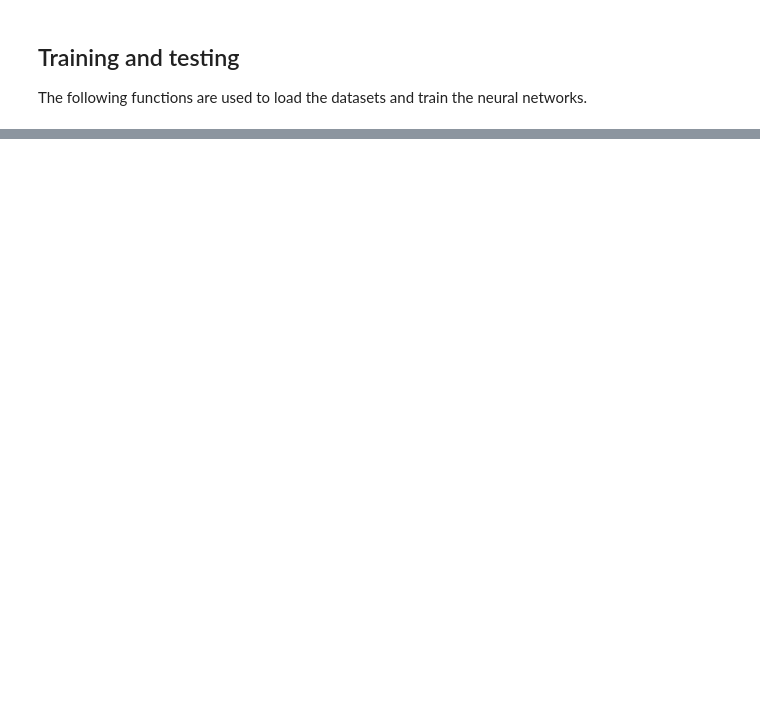
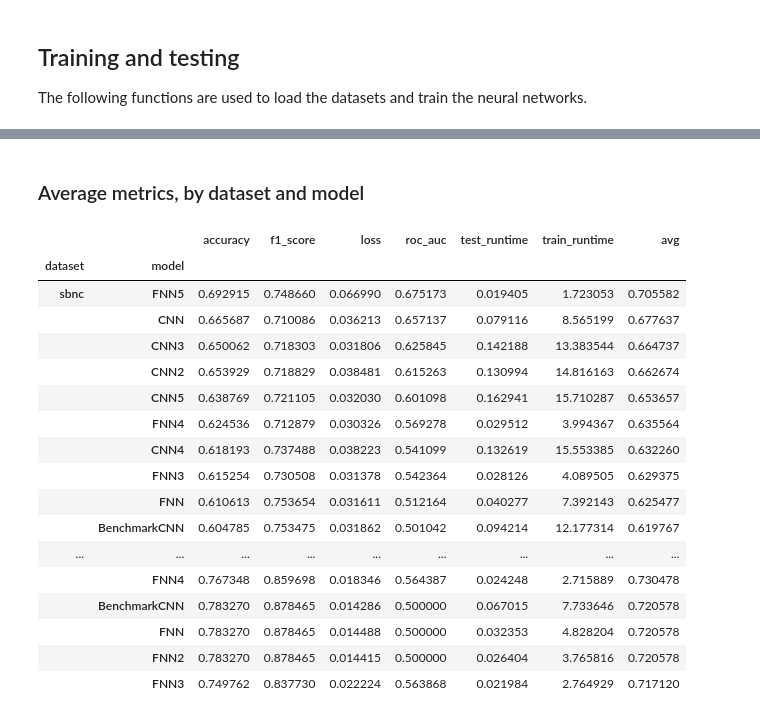
Before and after one commit to stefanomozart/ppml_fake_news, a Jupyter notebook: experiments/clear_text_benchmarks.ipynb, the cells around one changed output, grey strips where cells are left out. Cells and saved outputs as stored; diff of their text form; code cells hidden in the pictures; blank space fills up the shorter version.

```diff
--- a/experiments/clear_text_benchmarks.ipynb
+++ b/experiments/clear_text_benchmarks.ipynb
@@ -266,0 +259,3 @@ info.sort_values(by=['roc_auc'], ascending=False).groupby(by='dataset').first()
+# %%
+results['avg'] = (results.accuracy+results.roc_auc+results.f1_score)/3
+results.sort_values(by=['avg'], ascending=False).groupby(by='dataset').first()
@@ -266,0 +269,23 @@ info.sort_values(by=['roc_auc'], ascending=False).groupby(by='dataset').first()
+# %% [markdown]
+### Average metrics, by dataset and model
+# %%
+results.groupby(by=['dataset', 'model']).mean().sort_values(by=['dataset', 'avg'], ascending=False)
+# %% [output]
+|  |  | accuracy | f1_score | loss | roc_auc | test_runtime | train_runtime | avg |
+| dataset | model |  |  |  |  |  |  |  |
+| sbnc | FNN5 | 0.692915 | 0.748660 | 0.066990 | 0.675173 | 0.019405 | 1.723053 | 0.705582 |
+|  | CNN | 0.665687 | 0.710086 | 0.036213 | 0.657137 | 0.079116 | 8.565199 | 0.677637 |
+|  | CNN3 | 0.650062 | 0.718303 | 0.031806 | 0.625845 | 0.142188 | 13.383544 | 0.664737 |
+|  | CNN2 | 0.653929 | 0.718829 | 0.038481 | 0.615263 | 0.130994 | 14.816163 | 0.662674 |
+|  | CNN5 | 0.638769 | 0.721105 | 0.032030 | 0.601098 | 0.162941 | 15.710287 | 0.653657 |
+|  | FNN4 | 0.624536 | 0.712879 | 0.030326 | 0.569278 | 0.029512 | 3.994367 | 0.635564 |
+|  | CNN4 | 0.618193 | 0.737488 | 0.038223 | 0.541099 | 0.132619 | 15.553385 | 0.632260 |
+|  | FNN3 | 0.615254 | 0.730508 | 0.031378 | 0.542364 | 0.028126 | 4.089505 | 0.629375 |
+|  | FNN | 0.610613 | 0.753654 | 0.031611 | 0.512164 | 0.040277 | 7.392143 | 0.625477 |
+|  | BenchmarkCNN | 0.604785 | 0.753475 | 0.031862 | 0.501042 | 0.094214 | 12.177314 | 0.619767 |
+| ... | ... | ... | ... | ... | ... | ... | ... | ... |
+|  | FNN4 | 0.767348 | 0.859698 | 0.018346 | 0.564387 | 0.024248 | 2.715889 | 0.730478 |
+|  | BenchmarkCNN | 0.783270 | 0.878465 | 0.014286 | 0.500000 | 0.067015 | 7.733646 | 0.720578 |
+|  | FNN | 0.783270 | 0.878465 | 0.014488 | 0.500000 | 0.032353 | 4.828204 | 0.720578 |
+|  | FNN2 | 0.783270 | 0.878465 | 0.014415 | 0.500000 | 0.026404 | 3.765816 | 0.720578 |
+|  | FNN3 | 0.749762 | 0.837730 | 0.022224 | 0.563868 | 0.021984 | 2.764929 | 0.717120 |
```
Also changed, not shown: parts of 31 cells of this notebook.
